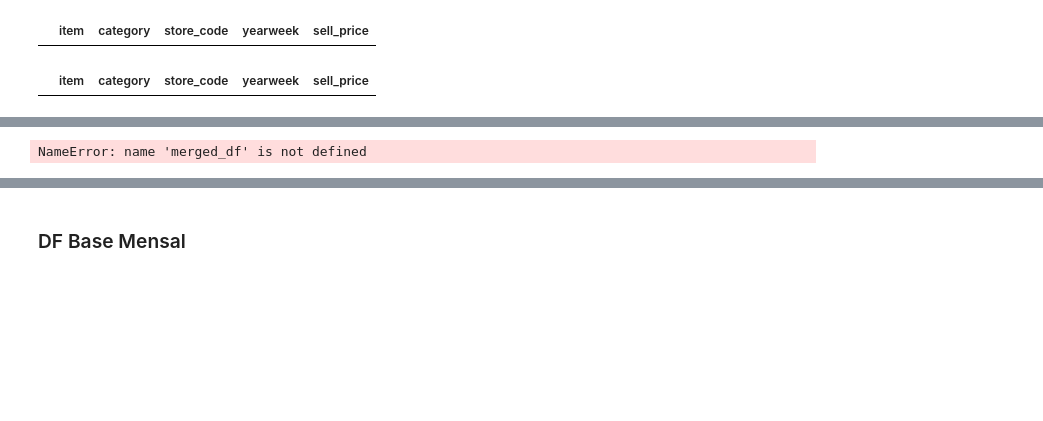
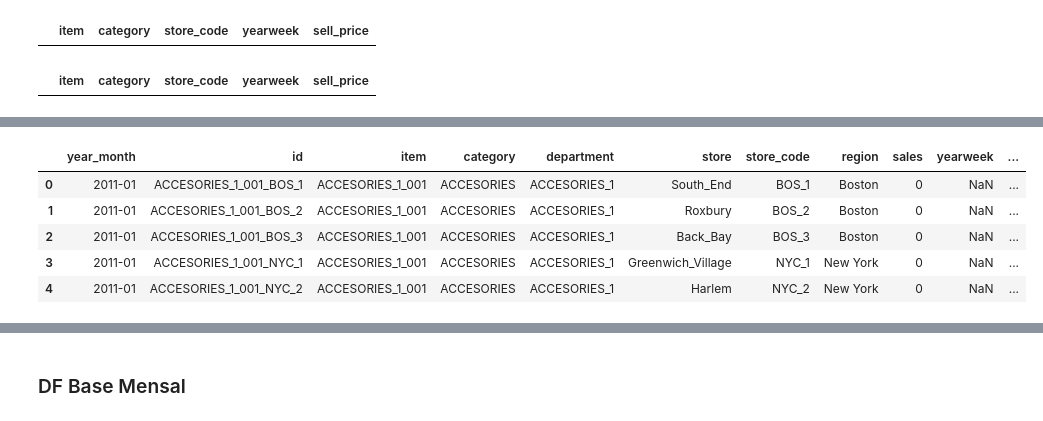
Before and after one commit to mvieiradev/DS-Market, a Jupyter notebook: DSM_Metodologias.ipynb, the cells around one changed output, grey strips where cells are left out. Cells and saved outputs as stored; diff of their text form; code cells hidden in the pictures; blank space fills up the shorter version.

```diff
--- a/DSM_Metodologias.ipynb
+++ b/DSM_Metodologias.ipynb
@@ -239,3 +245,6 @@ ValueError: Unable to parse string "nan" at position 149
+# %%
+df_item_prices['year_str'] = df_item_prices['yearweek'].dropna().astype(str).str.slice(0, 4)
+df_item_prices['week_str'] = df_item_prices['yearweek'].dropna().astype(str).str.slice(4, 6)
 # %%
 def year_week_to_date(year, week):
     try:
@@ -245,15 +254,16 @@ def year_week_to_date(year, week):
         print(f"Error with year: {year}, week: {week}. Exception: {e}")
     return np.nan
 
-df_item_prices['date'] = np.vectorize(year_week_to_date(df_item_prices['year_str'], df_item_prices['week_str']))
+# Apply the vectorized function to the DataFrame columns separately
+df_item_prices['date'] = np.vectorize(year_week_to_date)(df_item_prices['year_str'], df_item_prices['week_str'])
 
-# Crie uma coluna 'year_month' que representa o ano e o mês
+# Create a column 'year_month' representing the year and month
 df_item_prices['year_month'] = df_item_prices['date'].dt.to_period('M')
 
-# Agregue df_item_prices para obter o preço médio por 'year_month', 'item', 'category', e 'store_code'
+# Aggregate df_item_prices to get the mean price per 'year_month', 'item', 'category', and 'store_code'
 df_item_prices_agg = df_item_prices.groupby(['year_month', 'item', 'category', 'store_code'])['sell_price'].mean().reset_index()
 df_item_prices_agg.rename(columns={'sell_price': 'mean_price'}, inplace=True)
 
-# Exibir as primeiras linhas do resultado
+# Display the first few rows of the result
 df_item_prices_agg.head()
 # %% [output]
@@ -261,10 +276,14 @@ KeyError: 'year_str'
 # %%
 # Junção dos dataframes
-merged_df = pd.merge(monthly_sales, df_item_prices_agg, on=['year_month', 'item', 'category', 'store_code'], how='left')
+
+merged_df = pd.merge(monthly_sales, df_item_prices, on=['year_month', 'item', 'category', 'store_code'], how='left')
 
 # Exibir as primeiras linhas do resultado
 merged_df.head()
+# %% [output]
+|  | year_month | id | item | category | department | store | store_code | region | sales | yearweek | ... |
+| 0 | 2011-01 | ACCESORIES_1_001_BOS_1 | ACCESORIES_1_001 | ACCESORIES | ACCESORIES_1 | South_End | BOS_1 | Boston | 0 | NaN | ... |
+| 1 | 2011-01 | ACCESORIES_1_001_BOS_2 | ACCESORIES_1_001 | ACCESORIES | ACCESORIES_1 | Roxbury | BOS_2 | Boston | 0 | NaN | ... |
+| 2 | 2011-01 | ACCESORIES_1_001_BOS_3 | ACCESORIES_1_001 | ACCESORIES | ACCESORIES_1 | Back_Bay | BOS_3 | Boston | 0 | NaN | ... |
+| 3 | 2011-01 | ACCESORIES_1_001_NYC_1 | ACCESORIES_1_001 | ACCESORIES | ACCESORIES_1 | Greenwich_Village | NYC_1 | New York | 0 | NaN | ... |
+| 4 | 2011-01 | ACCESORIES_1_001_NYC_2 | ACCESORIES_1_001 | ACCESORIES | ACCESORIES_1 | Harlem | NYC_2 | New York | 0 | NaN | ... |
-# %%
-merged_df.info()
-# %% [output]
-NameError: name 'merged_df' is not defined
```
Also changed, not shown: parts of 8 cells of this notebook.
